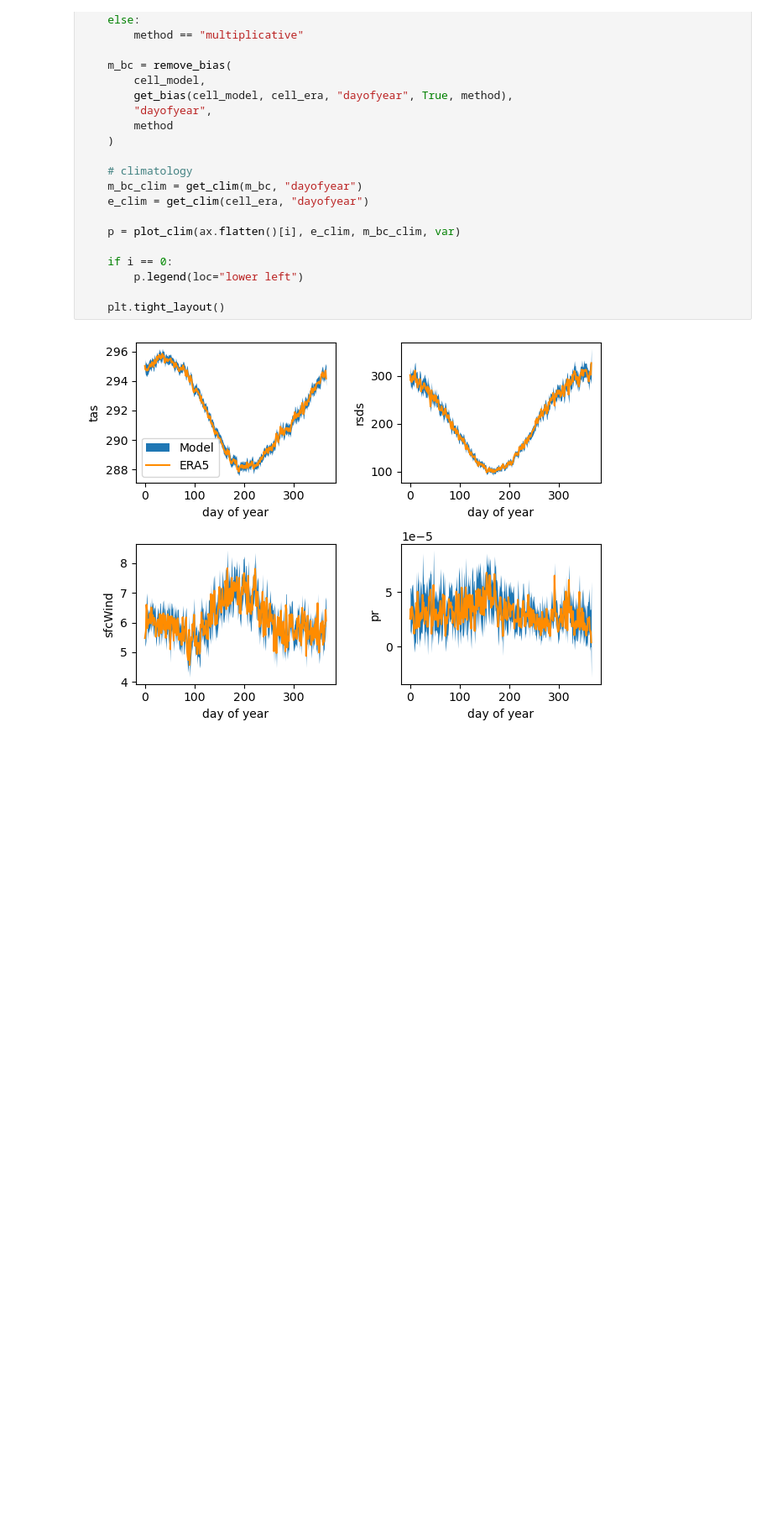
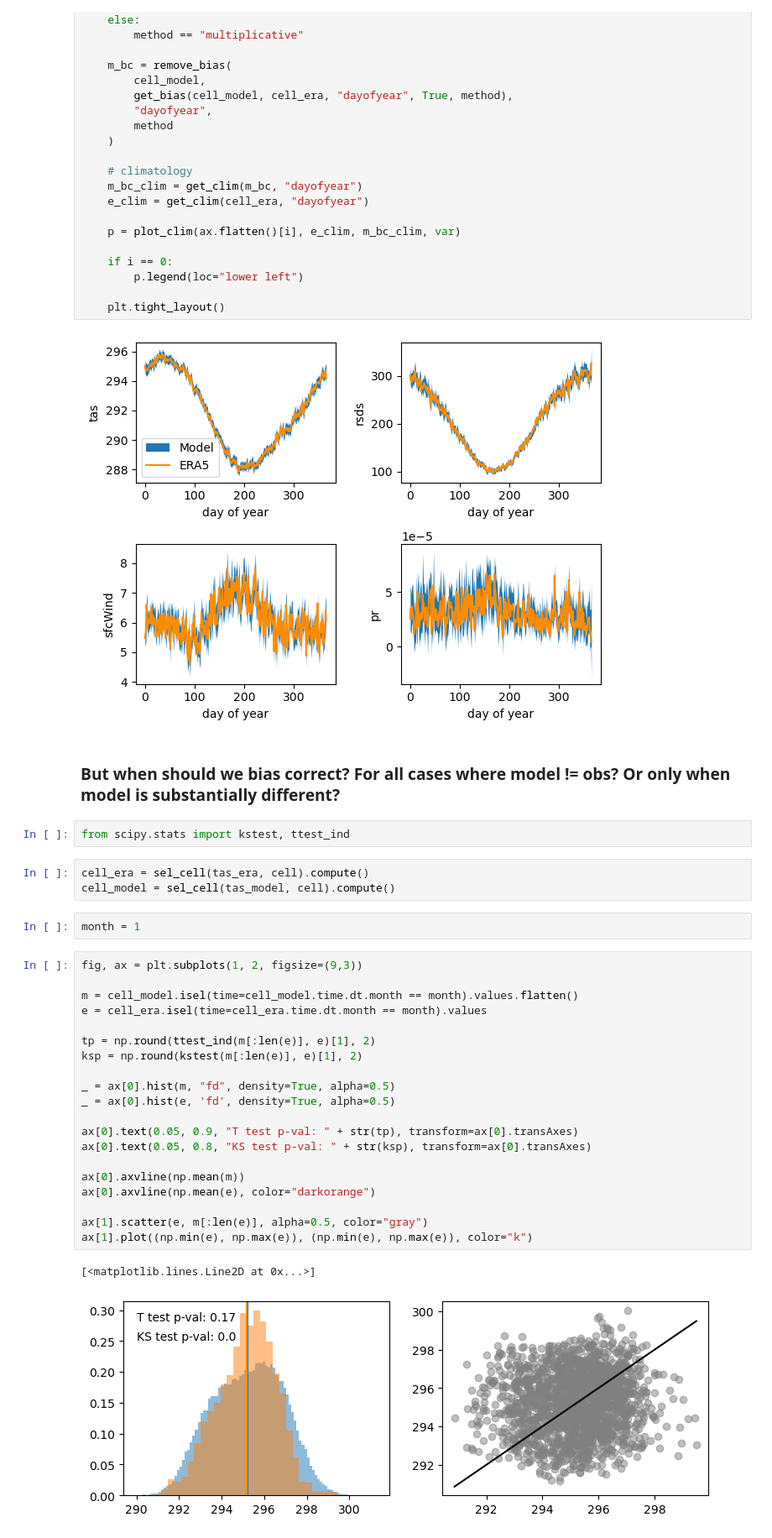
Before and after one commit to dougrichardson/LE_bias_correct, a Jupyter notebook: mean_bias.ipynb, the cells around one changed output. Shown: that part at 84% size. Drawn from its saved outputs; the diff is of its cells as text; blank space fills up the shorter version.

Commit message:
Histograms and scatter plots

```diff
--- a/mean_bias.ipynb
+++ b/mean_bias.ipynb
@@ -291,3 +291,35 @@ for i, (da_era, da_model, var) in enumerate(zip(
     plt.tight_layout()
 # %% [output]
 [figure]
+# %% [markdown]
+### But when should we bias correct? For all cases where model != obs? Or only when model is substantially different?
+# %%
+from scipy.stats import kstest, ttest_ind
+# %%
+cell_era = sel_cell(tas_era, cell).compute()
+cell_model = sel_cell(tas_model, cell).compute()
+# %%
+month = 1
+# %%
+fig, ax = plt.subplots(1, 2, figsize=(9,3))
+
+m = cell_model.isel(time=cell_model.time.dt.month == month).values.flatten()
+e = cell_era.isel(time=cell_era.time.dt.month == month).values
+
+tp = np.round(ttest_ind(m[:len(e)], e)[1], 2)
+ksp = np.round(kstest(m[:len(e)], e)[1], 2)
+
+_ = ax[0].hist(m, "fd", density=True, alpha=0.5)
+_ = ax[0].hist(e, 'fd', density=True, alpha=0.5)
+
+ax[0].text(0.05, 0.9, "T test p-val: " + str(tp), transform=ax[0].transAxes)
+ax[0].text(0.05, 0.8, "KS test p-val: " + str(ksp), transform=ax[0].transAxes)
+
+ax[0].axvline(np.mean(m))
+ax[0].axvline(np.mean(e), color="darkorange")
+
+ax[1].scatter(e, m[:len(e)], alpha=0.5, color="gray")
+ax[1].plot((np.min(e), np.max(e)), (np.min(e), np.max(e)), color="k")
+# %% [output]
+[<matplotlib.lines.Line2D at 0x...>]
+[figure, added]
```
